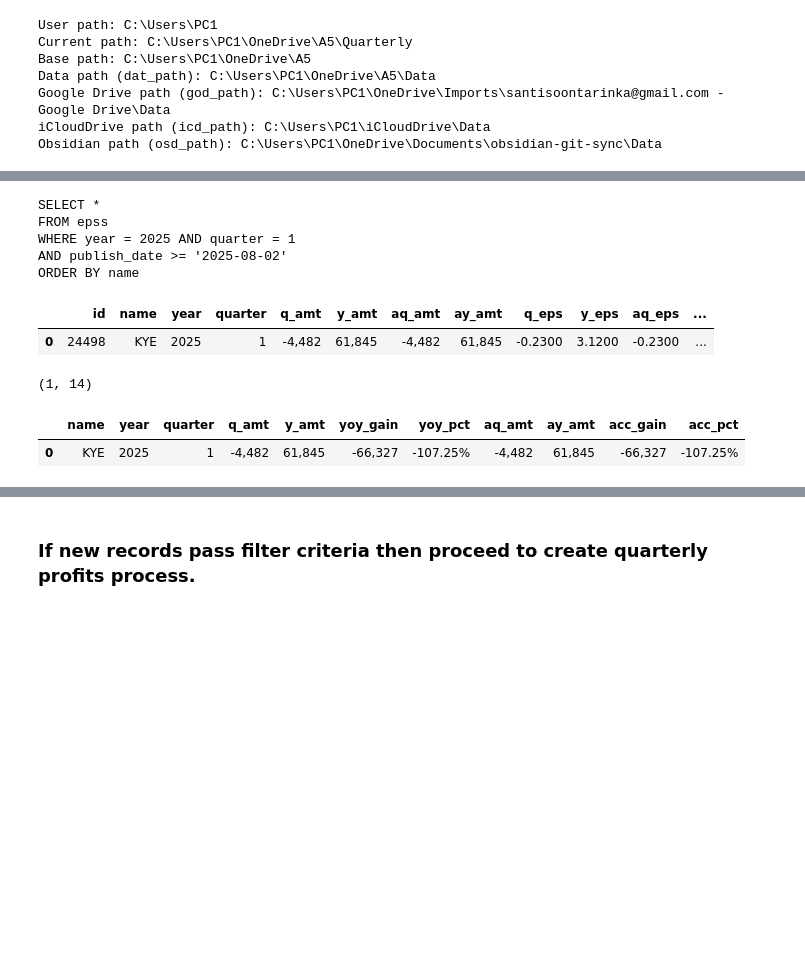
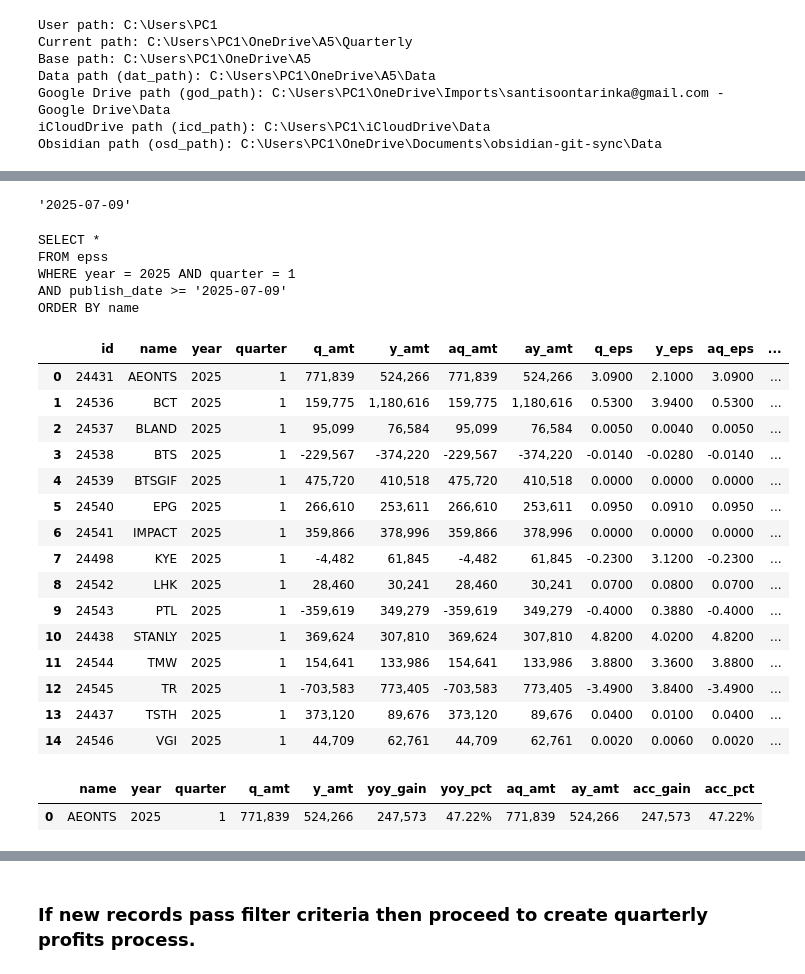
Before and after one commit to santimcs/A5, a Jupyter notebook: Quarterly/110-EPS Q1.ipynb, the cells around one changed output, grey strips where cells are left out. Saved outputs shown, nothing was run; the diff lists cells and outputs as text; code cells hidden in the pictures; blank space fills up the shorter version.

```diff
--- a/Quarterly/110-EPS Q1.ipynb
+++ b/Quarterly/110-EPS Q1.ipynb
@@ -80,34 +82,50 @@ pd.read_sql_query('SELECT * FROM EPSS ORDER BY id DESC LIMIT 5', conlt).style.fo
+# %%
+today = date(2025, 7, 9)
+select_date = today.strftime("%Y-%m-%d")
+select_date
+# %% [output]
+'2025-07-09'
 # %%
 sql = """
 SELECT *
 FROM epss
 WHERE year = %s AND quarter = %s
 AND publish_date >= '%s'
 ORDER BY name
 """
 sql = sql % (year, quarter, select_date)
 print(sql)
 
-epss = pd.read_sql(sql, conlt)
-epss.sample().style.format(format_dict)
+df_epss_inp = pd.read_sql(sql, conlt)
+df_epss_inp.style.format(format_dict)
 # %% [output]
 SELECT *
 FROM epss
 WHERE year = 2025 AND quarter = 1
-AND publish_date >= '2025-08-02'
+AND publish_date >= '2025-07-09'
 ORDER BY name
 |  | id | name | year | quarter | q_amt | y_amt | aq_amt | ay_amt | q_eps | y_eps | aq_eps | ... |
-| 0 | 24498 | KYE | 2025 | 1 | -4,482 | 61,845 | -4,482 | 61,845 | -0.2300 | 3.1200 | -0.2300 | ... |
+| 0 | 24431 | AEONTS | 2025 | 1 | 771,839 | 524,266 | 771,839 | 524,266 | 3.0900 | 2.1000 | 3.0900 | ... |
+| 1 | 24536 | BCT | 2025 | 1 | 159,775 | 1,180,616 | 159,775 | 1,180,616 | 0.5300 | 3.9400 | 0.5300 | ... |
+| 2 | 24537 | BLAND | 2025 | 1 | 95,099 | 76,584 | 95,099 | 76,584 | 0.0050 | 0.0040 | 0.0050 | ... |
+| 3 | 24538 | BTS | 2025 | 1 | -229,567 | -374,220 | -229,567 | -374,220 | -0.0140 | -0.0280 | -0.0140 | ... |
+| 4 | 24539 | BTSGIF | 2025 | 1 | 475,720 | 410,518 | 475,720 | 410,518 | 0.0000 | 0.0000 | 0.0000 | ... |
+| 5 | 24540 | EPG | 2025 | 1 | 266,610 | 253,611 | 266,610 | 253,611 | 0.0950 | 0.0910 | 0.0950 | ... |
+| 6 | 24541 | IMPACT | 2025 | 1 | 359,866 | 378,996 | 359,866 | 378,996 | 0.0000 | 0.0000 | 0.0000 | ... |
+| 7 | 24498 | KYE | 2025 | 1 | -4,482 | 61,845 | -4,482 | 61,845 | -0.2300 | 3.1200 | -0.2300 | ... |
+| 8 | 24542 | LHK | 2025 | 1 | 28,460 | 30,241 | 28,460 | 30,241 | 0.0700 | 0.0800 | 0.0700 | ... |
+| 9 | 24543 | PTL | 2025 | 1 | -359,619 | 349,279 | -359,619 | 349,279 | -0.4000 | 0.3880 | -0.4000 | ... |
+| 10 | 24438 | STANLY | 2025 | 1 | 369,624 | 307,810 | 369,624 | 307,810 | 4.8200 | 4.0200 | 4.8200 | ... |
+| 11 | 24544 | TMW | 2025 | 1 | 154,641 | 133,986 | 154,641 | 133,986 | 3.8800 | 3.3600 | 3.8800 | ... |
+| 12 | 24545 | TR | 2025 | 1 | -703,583 | 773,405 | -703,583 | 773,405 | -3.4900 | 3.8400 | -3.4900 | ... |
+| 13 | 24437 | TSTH | 2025 | 1 | 373,120 | 89,676 | 373,120 | 89,676 | 0.0400 | 0.0100 | 0.0400 | ... |
+| 14 | 24546 | VGI | 2025 | 1 | 44,709 | 62,761 | 44,709 | 62,761 | 0.0020 | 0.0060 | 0.0020 | ... |
-# %%
-epss.shape
-# %% [output]
-(1, 14)
 # %%
-epss["yoy_gain"] = epss["q_amt"] - epss["y_amt"]
-epss["yoy_pct"]  = round(epss["yoy_gain"] / abs(epss["y_amt"]) * 100,2)
-epss["acc_gain"] = epss["aq_amt"] - epss["ay_amt"]
-epss["acc_pct"] = round(epss["acc_gain"] / abs(epss["ay_amt"]) * 100,2)
-df_pct = epss[
+df_epss_inp["yoy_gain"] = df_epss_inp["q_amt"] - df_epss_inp["y_amt"]
+df_epss_inp["yoy_pct"]  = round(df_epss_inp["yoy_gain"] / abs(df_epss_inp["y_amt"]) * 100,2)
+df_epss_inp["acc_gain"] = df_epss_inp["aq_amt"] - df_epss_inp["ay_amt"]
+df_epss_inp["acc_pct"] = round(df_epss_inp["acc_gain"] / abs(df_epss_inp["ay_amt"]) * 100,2)
+df_aggr = df_epss_inp[
     [
         "name",
         "year",
@@ -122,8 +140,8 @@ df_pct = epss[
         "acc_pct",
     ]
 ]
-df_pct.sample().style.format(format_dict)
+df_aggr.sample().style.format(format_dict)
 # %% [output]
 |  | name | year | quarter | q_amt | y_amt | yoy_gain | yoy_pct | aq_amt | ay_amt | acc_gain | acc_pct |
-| 0 | KYE | 2025 | 1 | -4,482 | 61,845 | -66,327 | -107.25% | -4,482 | 61,845 | -66,327 | -107.25% |
+| 0 | AEONTS | 2025 | 1 | 771,839 | 524,266 | 247,573 | 47.22% | 771,839 | 524,266 | 247,573 | 47.22% |
 # %%
```
Also changed, not shown: parts of 38 cells of this notebook, 29 other files.
